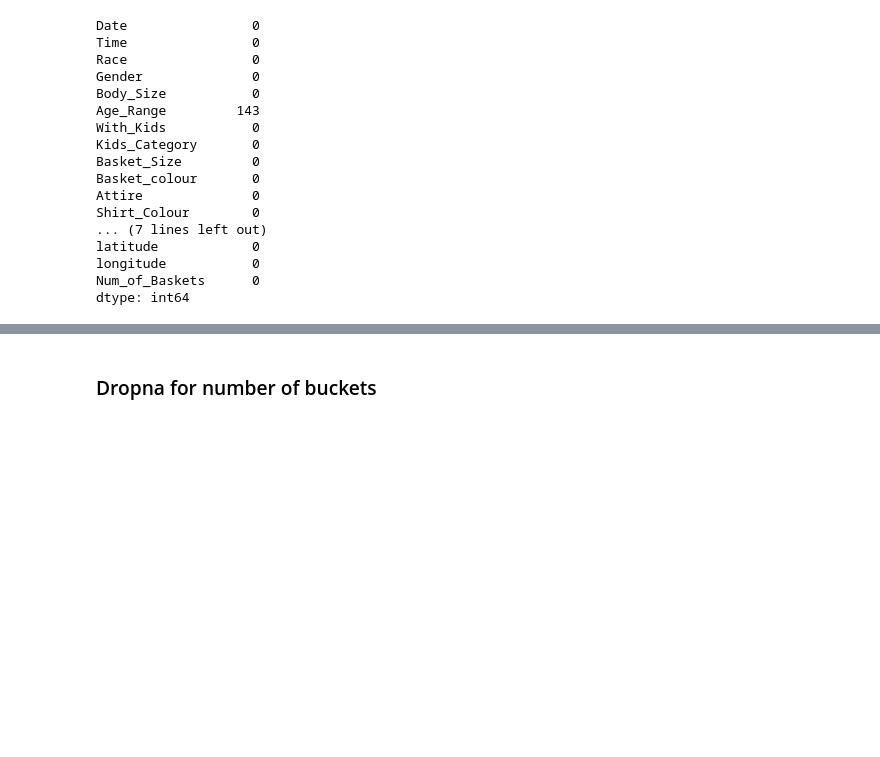
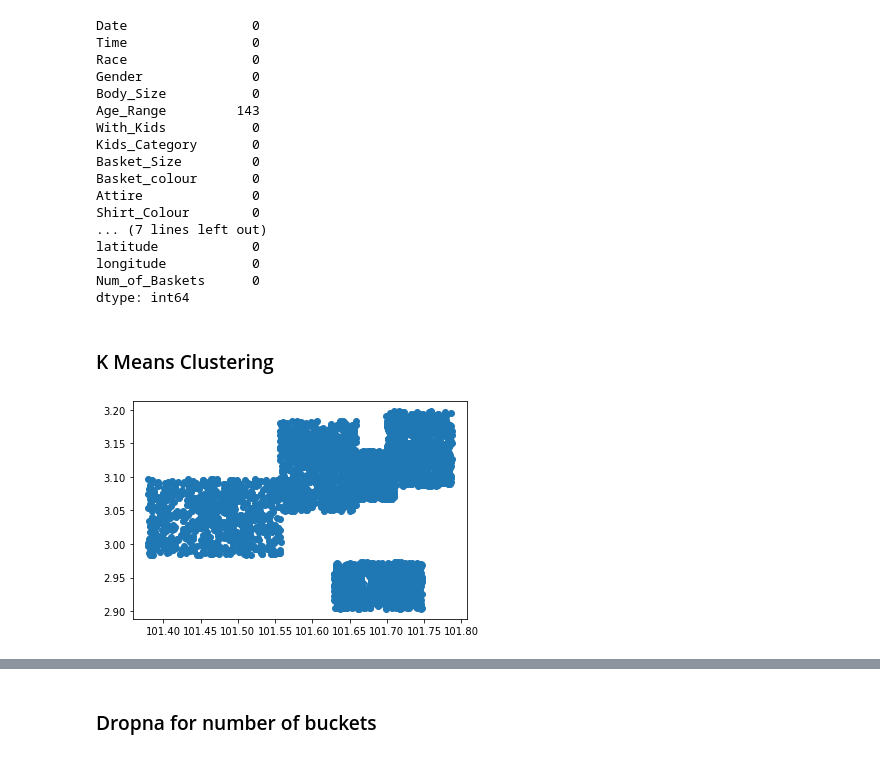
Before and after one commit to KelvinTee168/Data_Mining_Project, a Jupyter notebook: Project.ipynb, the cells around one changed output, grey strips where cells are left out. Cells and saved outputs as stored; diff of their text form; code cells hidden in the pictures; blank space fills up the shorter version.

```diff
--- a/Project.ipynb
+++ b/Project.ipynb
@@ -232,3 +378,10 @@ latitude            0
 longitude           0
 Num_of_Baskets      0
 dtype: int64
+# %% [markdown]
+### K Means Clustering
+# %%
+plt.scatter(dataframe['longitude'],dataframe['latitude'])
+plt.show()
+# %% [output]
+[figure, added]
```
Also changed, not shown: parts of 94 cells of this notebook, 21 other files.
